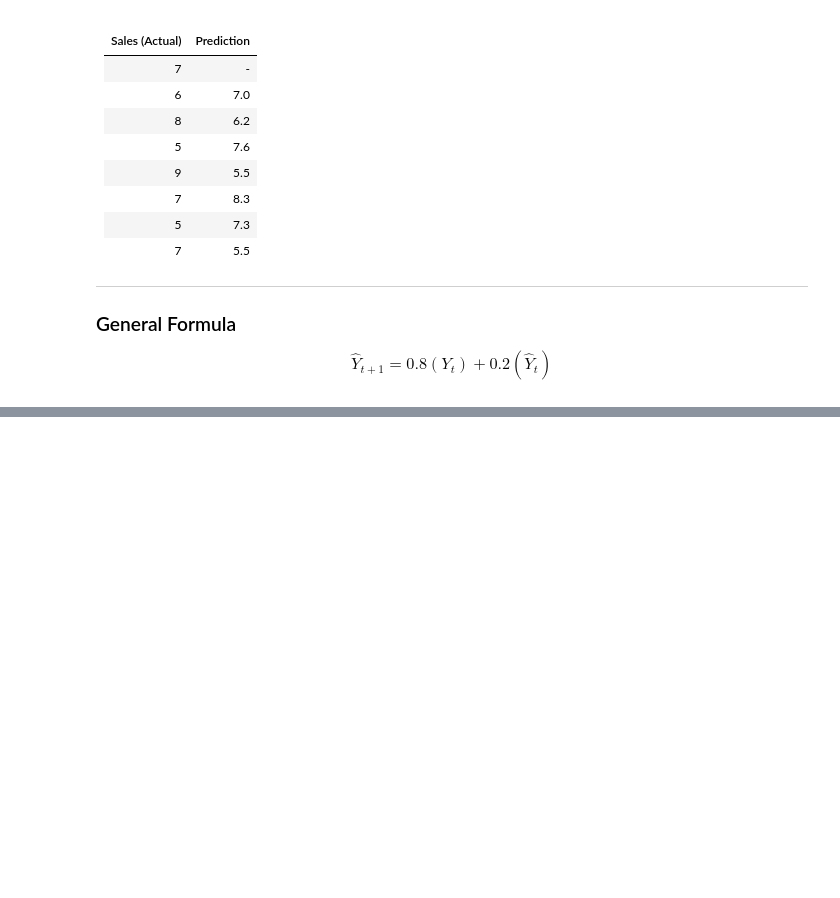
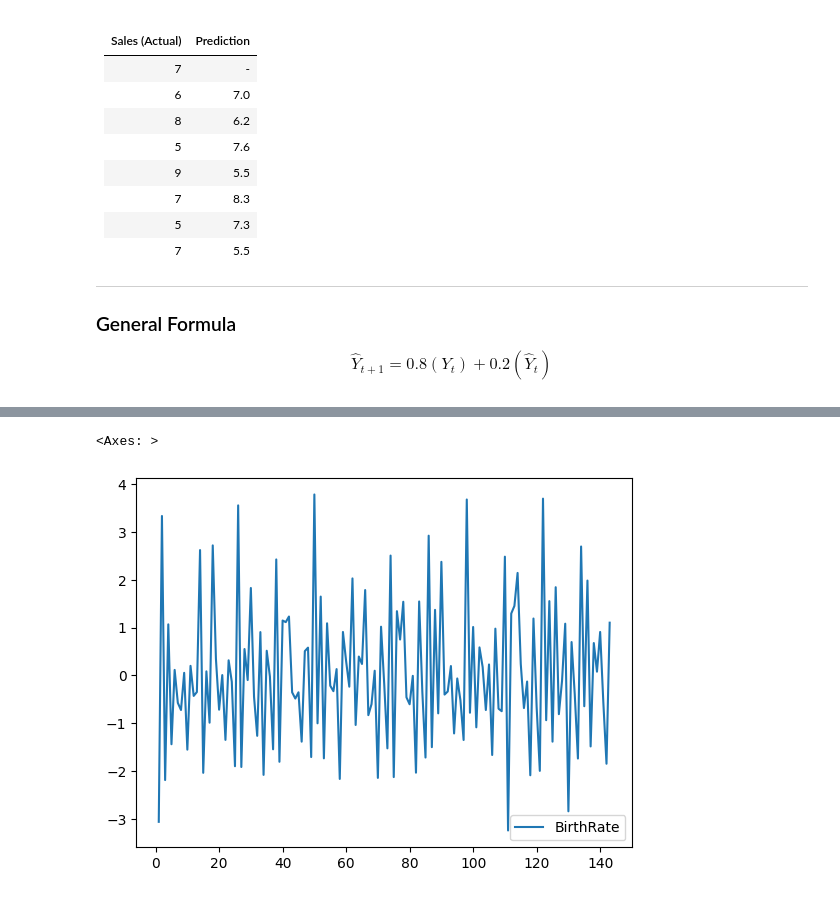
Before and after one commit to Omkar210/Statistics-and-ML, a Jupyter notebook: Day23.ipynb, the cells around one changed output, grey strips where cells are left out. Drawn from its saved outputs; the diff is of its cells as text; code cells hidden in the pictures; blank space fills up the shorter version.

```diff
--- a/Day23.ipynb
+++ b/Day23.ipynb
@@ -283,8 +289,8 @@ ssd(df.BirthRate,period=12).plot()
 [figure]
 [figure]
 # %%
-df_train = df.iloc[144:]
-df_test = df.iloc[:144]
+df_train = df.iloc[:144]
+df_test = df.iloc[144:]
 # %%
 df_test['naive'] = df_train.BirthRate.iloc[-1]
 sqrt(mean_squared_error(df_test.BirthRate,df_test.naive))
@@ -413,0 +791,4 @@ $$
+# %%
+adfuller(df_train)
+df_train1 = df_train.diff().dropna()
+adfuller(df_train1)
@@ -413,0 +804,5 @@ $$
+# %%
+df_train1.plot()
+# %% [output]
+<Axes: >
+[figure, added]
```
Also changed, not shown: parts of 18 cells of this notebook.
